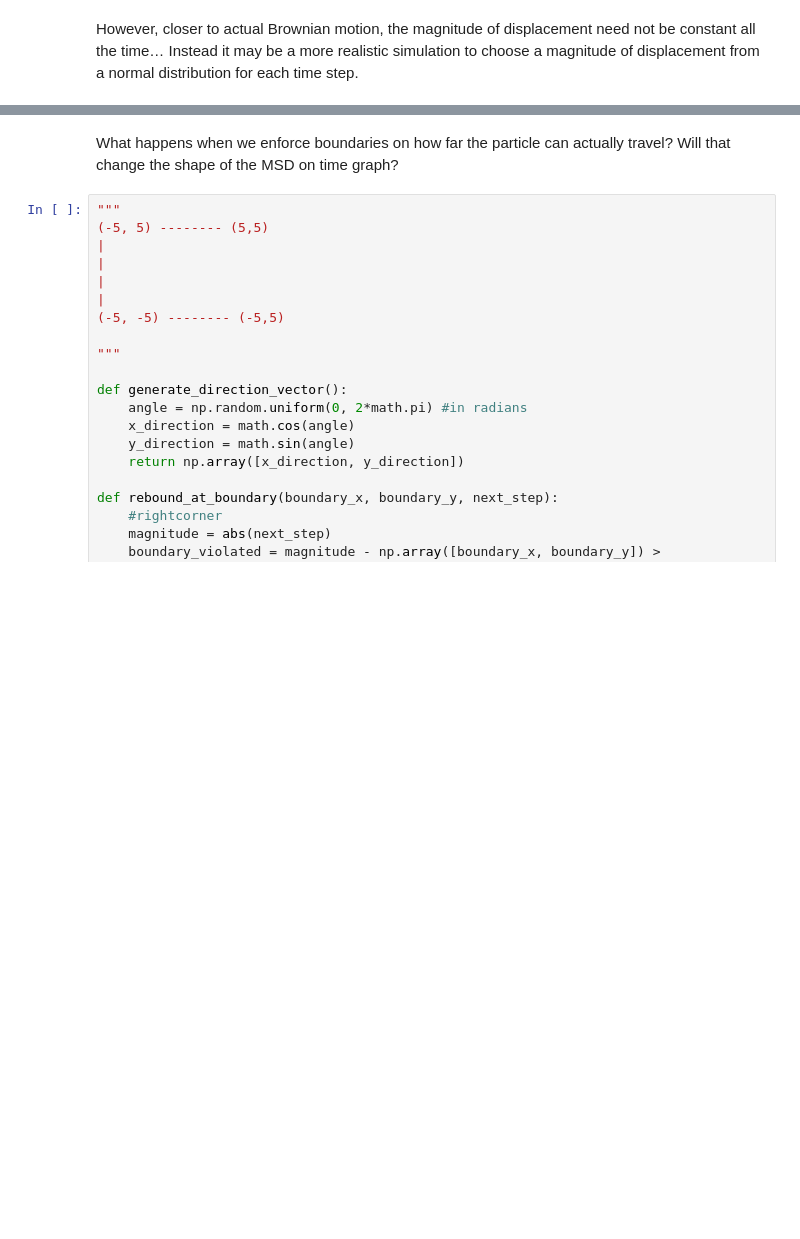
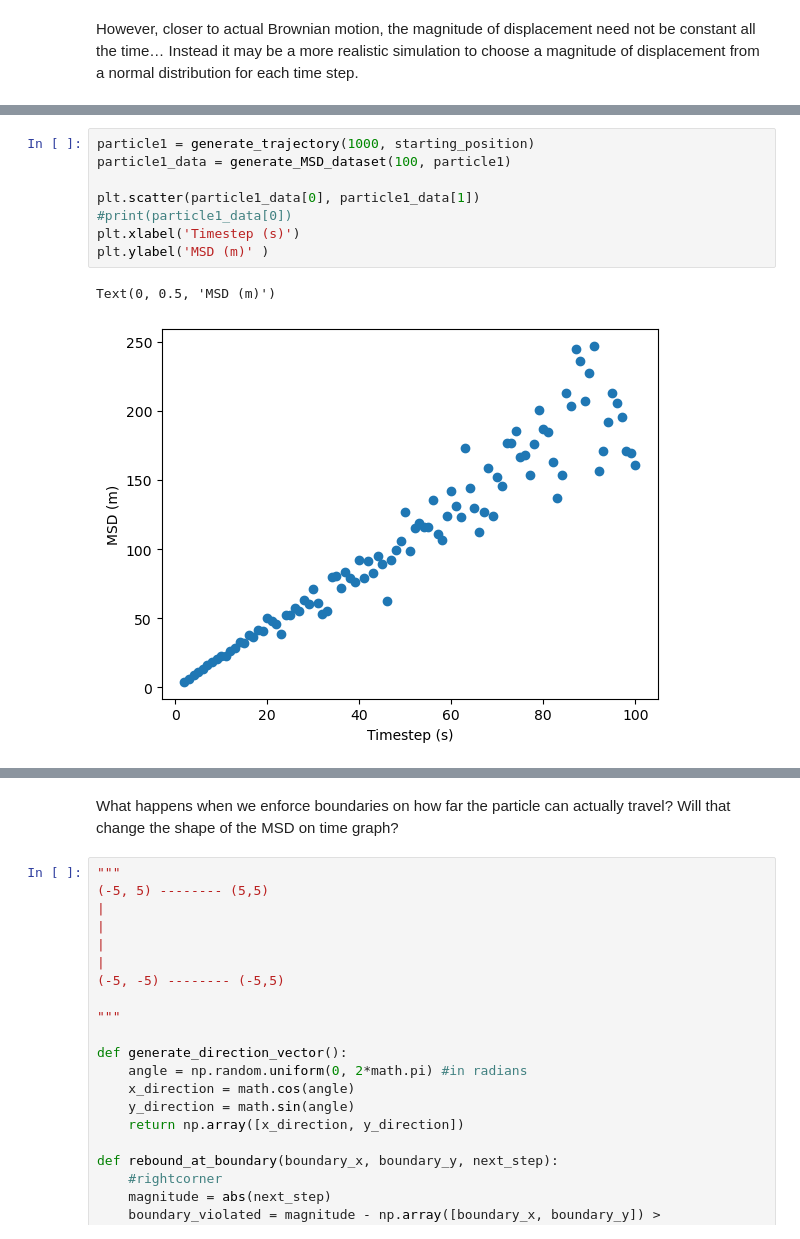
Before and after one commit to hermitian-max/PHYS2020-Brownian-Motion, a Jupyter notebook: simulation.ipynb, the cells around one changed output, grey strips where cells are left out. Cells and saved outputs as stored; diff of their text form; blank space fills up the shorter version.

```diff
--- a/simulation.ipynb
+++ b/simulation.ipynb
@@ -127,0 +162,11 @@ Text(0, 0.5, 'MSD (m)')
+# %%
+particle1 = generate_trajectory(1000, starting_position)
+particle1_data = generate_MSD_dataset(100, particle1)
+
+plt.scatter(particle1_data[0], particle1_data[1])
+#print(particle1_data[0])
+plt.xlabel('Timestep (s)')
+plt.ylabel('MSD (m)' )
+# %% [output]
+Text(0, 0.5, 'MSD (m)')
+[figure, added]
```
Also changed, not shown: parts of 16 cells of this notebook, 10 other files.
